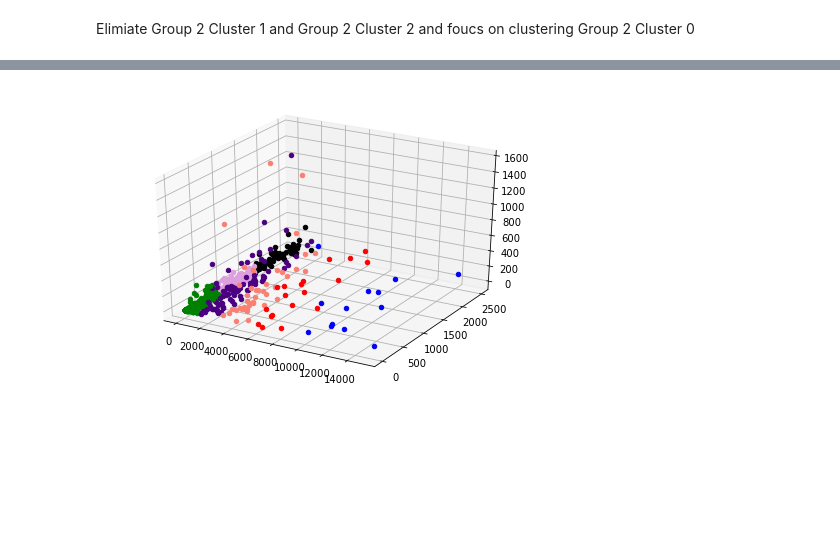
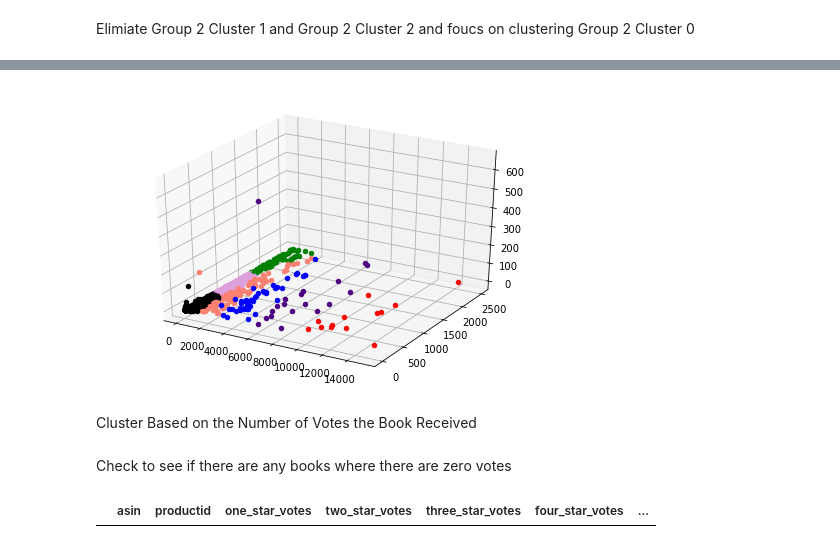
Before and after one commit to alexyanw/dse203-group-project, a Jupyter notebook: data_exploration/Demo_Product_Clustering.ipynb, the cells around one changed output, grey strips where cells are left out. Drawn from its saved outputs; the diff is of its cells as text; code cells hidden in the pictures; blank space fills up the shorter version.

```diff
--- a/data_exploration/Demo_Product_Clustering.ipynb
+++ b/data_exploration/Demo_Product_Clustering.ipynb
@@ -11,12 +11,12 @@ import numpy as np
 
 explorer = DataExplorer()
 # %%
-def plot3d(X,x,y,z,points):
+def plot3d(X,x,y,z,points,c):
     fig = pyplot.figure()
     ax = Axes3D(fig)
     colors = ['green','red','blue','black','salmon','indigo','plum','seagreen','grey','yellow']
     for i in range(points):
-        ax.scatter(X.results[i][x], X.results[i][y],X.results[i][z], c=colors[X.results[i][10]])
+        ax.scatter(X.results[i][x], X.results[i][y],X.results[i][z], c=colors[X.results[i][c-1]])
     return fig
 # %%
 def prodPerCluster(df):
@@ -140,7 +144,7 @@ group2_asin=statsByProd.loc[statsByProd['numorders']>50]['asin'].values
 group2stats=explorer.products.statsByProduct(asin=group2_asin)
 # %%
 group2clust=explorer.products.clusterProducts(feature_set=group2stats,n_clusters=3,
-                                              cluster_on=['numorders','days_on_sale','spring_sales'],
+                                              cluster_on=['numorders','days_on_sale'],
                                               random_state=1)
 # %%
 group2_df=pd.DataFrame(group2clust.results, columns=group2clust.columns)
@@ -184,7 +189,9 @@ group2c0_asin=group2_df.loc[group2_df['cluster']==0]['asin'].values
 group2c0stats=explorer.products.statsByProduct(asin=group2c0_asin)
 # %%
 group2c0clust=explorer.products.clusterProducts(feature_set=group2c0stats,n_clusters=7,
-                                              cluster_on=['numorders','days_on_sale','spring_sales'],
+                                              cluster_on=['numorders','days_on_sale','one_star_votes',
+                                                         'two_star_votes','three_star_votes','four_star_votes',
+                                                         'five_star_votes'],
                                               random_state=1)
 # %%
 group2c0_df=pd.DataFrame(group2c0clust.results, columns=group2c0clust.columns)
@@ -215,6 +222,10 @@ group2c0_dist
 | 6 | 261.064103 | 4.276450 | 310.0 | 971.842949 | 21.983974 | 21.612179 | 27.913462 | ... |
 # %%
-plot=plot3d(group2c0clust, 0, 1, 2, group2c0_df.shape[0])
+plot=plot3d(group2c0clust, 0, 1, 2, group2c0_df.shape[0],group2c0_df.shape[1])
 plot
 # %% [output]
-[figure, old version]
+[figure, new version]
+# %% [markdown]
+Cluster Based on the Number of Votes the Book Received
+# %% [markdown]
+Check to see if there are any books where there are zero votes
@@ -220,0 +239,4 @@ plot
+# %%
+non_zero_rating_df
+# %% [output]
+|  | asin | productid | one_star_votes | two_star_votes | three_star_votes | four_star_votes | ... |
```
Also changed, not shown: parts of 23 cells of this notebook, 1 other file.
